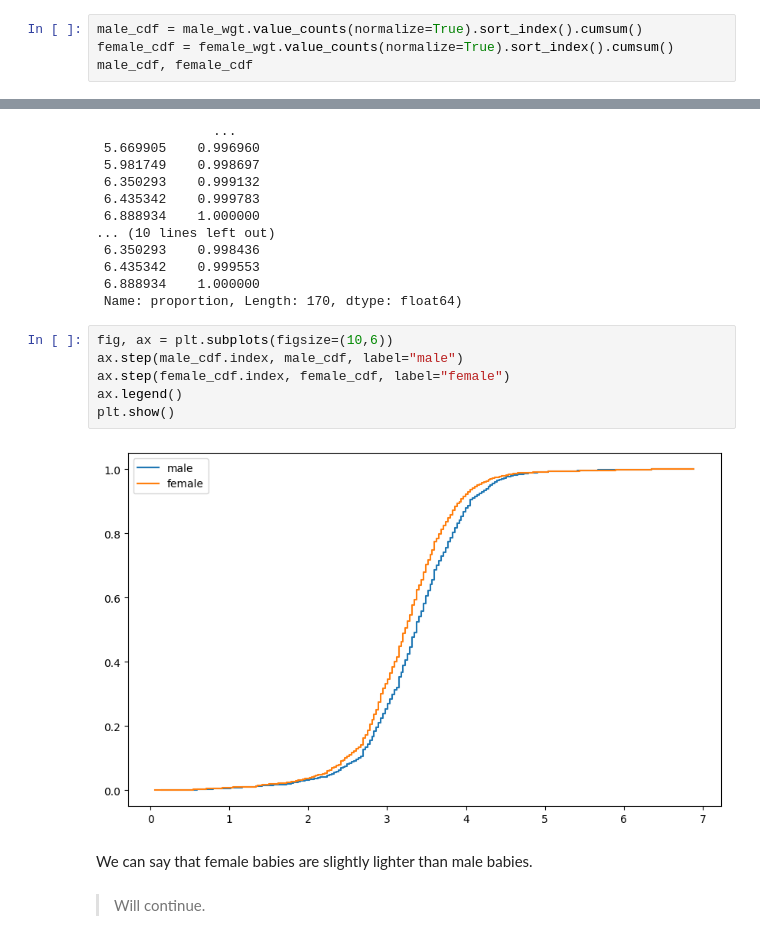
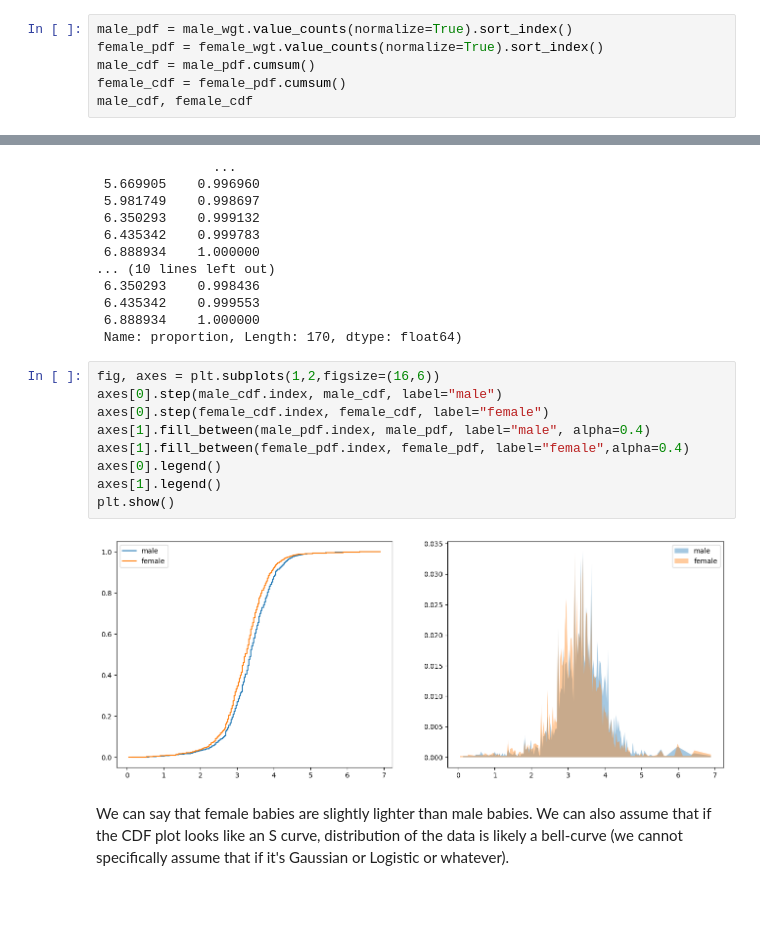
Before and after one commit to dybdeskarphet/statistics, a Jupyter notebook: notes/think_stats/04_cdf.ipynb, the cells around one changed output, grey strips where cells are left out. Drawn from its saved outputs; the diff is of its cells as text; blank space fills up the shorter version.

```diff
--- a/notes/think_stats/04_cdf.ipynb
+++ b/notes/think_stats/04_cdf.ipynb
@@ -300,8 +298,10 @@ female_wgt = preg[preg["babysex"] == 2]["totalwgt_kg"]
 # %% [markdown]
 Let's see the difference of birth weights between male and female babies. Using CDF.
 # %%
-male_cdf = male_wgt.value_counts(normalize=True).sort_index().cumsum()
-female_cdf = female_wgt.value_counts(normalize=True).sort_index().cumsum()
+male_pdf = male_wgt.value_counts(normalize=True).sort_index()
+female_pdf = female_wgt.value_counts(normalize=True).sort_index()
+male_cdf = male_pdf.cumsum()
+female_cdf = female_pdf.cumsum()
 male_cdf, female_cdf
 # %% [output]
 (totalwgt_kg
@@ -322,14 +322,15 @@ male_cdf, female_cdf
  6.888934    1.000000
  Name: proportion, Length: 170, dtype: float64)
 # %%
-fig, ax = plt.subplots(figsize=(10,6))
-ax.step(male_cdf.index, male_cdf, label="male")
-ax.step(female_cdf.index, female_cdf, label="female")
-ax.legend()
+fig, axes = plt.subplots(1,2,figsize=(16,6))
+axes[0].step(male_cdf.index, male_cdf, label="male")
+axes[0].step(female_cdf.index, female_cdf, label="female")
+axes[1].fill_between(male_pdf.index, male_pdf, label="male", alpha=0.4)
+axes[1].fill_between(female_pdf.index, female_pdf, label="female",alpha=0.4)
+axes[0].legend()
+axes[1].legend()
 plt.show()
 # %% [output]
-[figure, old version]
+[figure, new version]
 # %% [markdown]
-We can say that female babies are slightly lighter than male babies.
+We can say that female babies are slightly lighter than male babies. We can also assume that if the CDF plot looks like an S curve, distribution of the data is likely a bell-curve (we cannot specifically assume that if it's Gaussian or Logistic or whatever).
-# %% [markdown]
-> Will continue.
```
Also changed, not shown: parts of 6 cells of this notebook.
